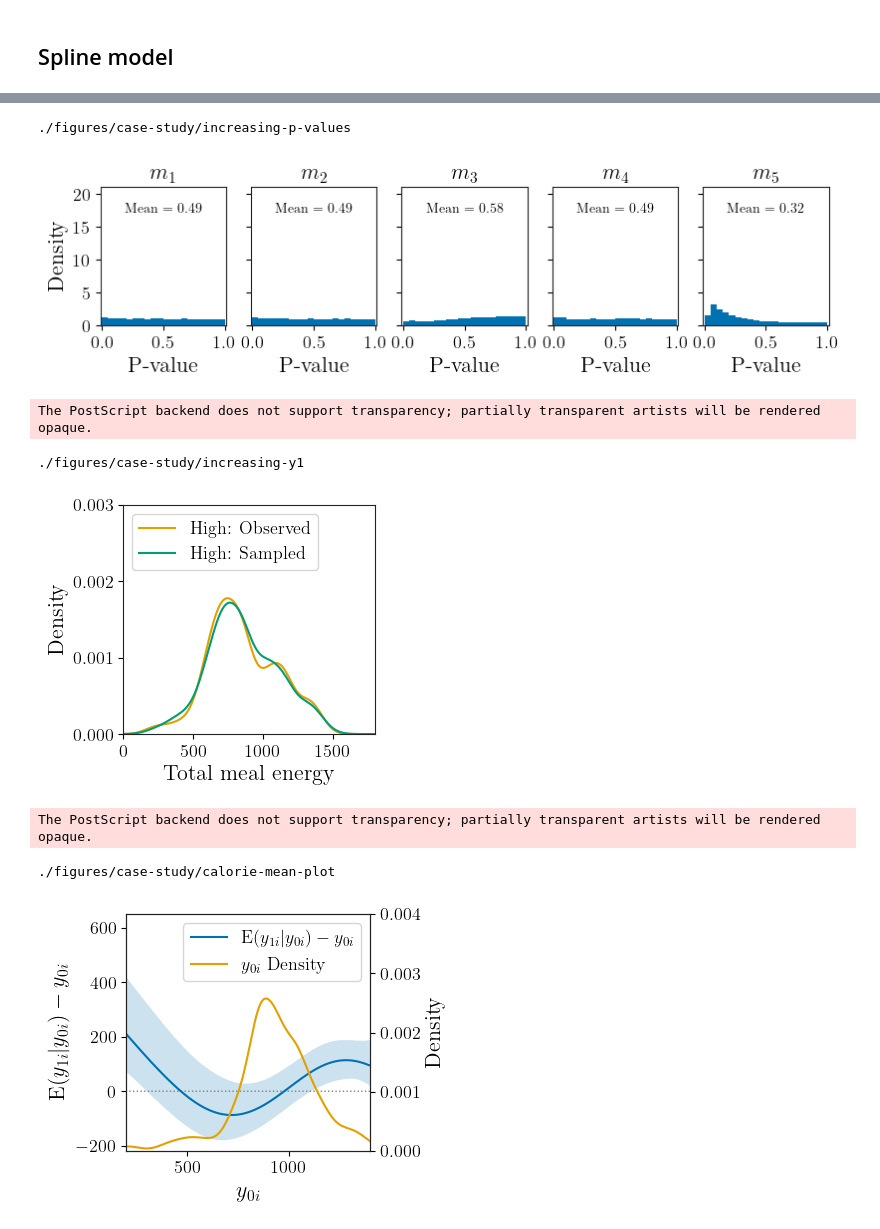
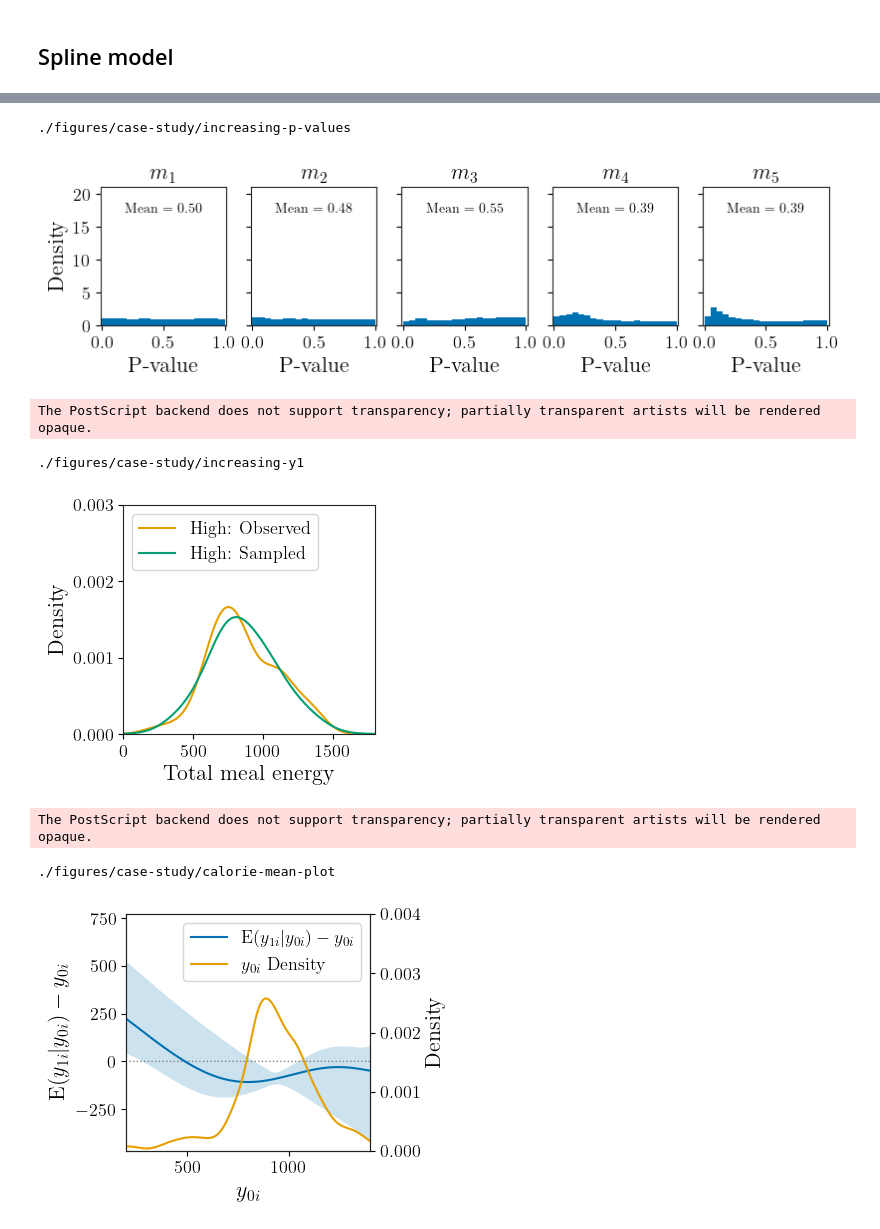
Before and after one commit to eastonhuch/bayesian-randomization-inference, a Jupyter notebook: case-study.ipynb, the cells around one changed output, grey strips where cells are left out. Drawn from its saved outputs; the diff is of its cells as text; code cells hidden in the pictures.

Commit message:
add seed splitting for RNG

```diff
--- a/case-study.ipynb
+++ b/case-study.ipynb
@@ -397,13 +397,14 @@ def random_shift_scale_model(num_a_samples=1000):
     # Prior
     alpha = numpyro.sample("alpha", dist.Normal(0., 1000.))
     beta = numpyro.sample("beta", dist.Gamma(1., 1.))
-    sigma = numpyro.sample("sigma", dist.HalfNormal(100.))
+    sigma = numpyro.sample("sigma", dist.Gamma(1., 0.01))
     with numpyro.plate("n_plate", n):
         with numpyro.plate("a_plate", num_a_samples):
             a_samples = numpyro.sample("a_samples", dist.Bernoulli(0.5))
-            epsilon = numpyro.sample("epsilon", dist.Normal())
+            epsilon = numpyro.sample("epsilon", dist.Normal(0., 1.))
     y1_imputed = jnp_a*jnp_y + (1.-jnp_a)*(alpha + beta*jnp_y + sigma*epsilon)
-    numpyro.deterministic("y1_imputed_single", y1_imputed[0] * a_samples[0])  # Need to process out zeroes later
+    numpyro.deterministic("y1_imputed", y1_imputed[0])
+    numpyro.deterministic("a_sample", a_samples[0])
     s_observed = five_moments[:2]
 
     # Samples
@@ -424,8 +425,9 @@ def random_shift_scale_model(num_a_samples=1000):
     numpyro.factor("s_density", parametric_log_estimate)
 
 def gibbs(rng_key, gibbs_sites, hmc_sites):
-    new_a_samples = dist.Bernoulli(0.5).sample(rng_key, gibbs_sites["a_samples"].shape)
-    new_epsilon = dist.Normal().sample(rng_key, gibbs_sites["epsilon"].shape)
+    key_a, key_eps = random.split(rng_key)  # Code fails if you do not split keys
+    new_a_samples = dist.Bernoulli(0.5).sample(key_a, gibbs_sites["a_samples"].shape)
+    new_epsilon = dist.Normal(0., 1.).sample(key_eps, gibbs_sites["epsilon"].shape)
     return {"a_samples": new_a_samples, "epsilon": new_epsilon}
 
 random_shift_scale_hmc_kernel = NUTS(random_shift_scale_model, dense_mass=[("alpha", "beta", "sigma")], step_size=0.1, max_tree_depth=7)
@@ -511,7 +520,7 @@ def increasing_model(y1_mat):
     with numpyro.plate("n_plate", n):
         with numpyro.plate("a_plate", num_a_samples):
             a_samples = numpyro.sample("a_samples", dist.Bernoulli(0.5))
-            epsilon = numpyro.sample("epsilon", dist.Normal())
+            epsilon = numpyro.sample("epsilon", dist.Normal(0., 1.))
 
     # Causal effects
     g = jnp.exp(
@@ -535,8 +544,8 @@ def increasing_model(y1_mat):
     props = (s_samples.T <= s_observed).mean(axis=0)
     ps = 2 * (0.5 - jnp.abs(props - 0.5))
     numpyro.deterministic("ps", ps)
-    numpyro.deterministic("y1_imputed_single", y1_imputed[0] * a_samples[0])
-    numpyro.deterministic("y1_imputed_y0", y1_imputed[0, idx0])
+    numpyro.deterministic("y1_imputed", y1_imputed[0])
+    numpyro.deterministic("a_sample", a_samples[0])
 
     # Likelihood
     d = s_observed - likelihood_mean
@@ -572,13 +581,13 @@ increasing_mcmc.print_summary()
 make_p_plots(increasing_mcmc.get_samples()["ps"], "case-study/increasing-p-values")
 # %% [output]
 ./figures/case-study/increasing-p-values
-[figure, old version]
+[figure, new version]
 # %%
-plot_y1_imputations(increasing_mcmc.get_samples()["y1_imputed_single"], "case-study/increasing-y1", bw=0.3)
+plot_y1_imputations(increasing_mcmc.get_samples()["y1_imputed"][:, idx0], "case-study/increasing-y1", bw=0.4)
 # %% [output]
 The PostScript backend does not support transparency; partially transparent artists will be rendered opaque.
 ./figures/case-study/increasing-y1
-[figure, old version]
+[figure, new version]
 # %%
 calorie_vals_whole = calorie_vals[::2]
 causal_effect_samples = increasing_mcmc.get_samples()["causal_effects"] - calorie_vals_whole
@@ -589,35 +598,35 @@ fig, ax = plt.subplots(1, 1, figsize=(4, 3))
 ax.plot(
     calorie_vals_whole,
     np.zeros_like(calorie_vals_whole),
     color="gray",
     lw=1,
     linestyle=":"
 )
 ax.fill_between(
     calorie_vals_whole,
     causal_effect_lower,
     causal_effect_upper,
     alpha=0.2
 )
 first_idx = 0
 ax.plot(calorie_vals[::2][(first_idx+4):-4], causal_effect_pm[(first_idx+4):-4])
 ax.set_xlabel("$y_{0i}$")
 ax.set_ylabel("E$(y_{1i} | y_{0i}) - y_{0i}$")
 ax_twin = ax.twinx()
 sns.kdeplot(y0, ax=ax_twin, color=colors[1])
 ax_twin.set_xlim(y0.min(), y0.max())
 # ax_twin.set_xlim(calorie_vals_whole.min(), calorie_vals_whole.max())
 ax_twin.set_ylim(0, 0.004)
 ax_twin.set_yticks([0., 0.001, 0.002, 0.003, 0.004])
 blue_line = Line2D([0], [0], label="E$(y_{1i} | y_{0i}) - y_{0i}$", color=colors[0])
 orange_line = Line2D([0], [0], label="$y_{0i}$ Density", color=colors[1])
-ax.legend(handles=[blue_line, orange_line])
+ax.legend(loc="upper right", handles=[blue_line, orange_line])
 plt.subplots_adjust(0.2, 0.18, 0.81, 0.97)
 save_my_fig(fig, "case-study/calorie-mean-plot")
 # %% [output]
 The PostScript backend does not support transparency; partially transparent artists will be rendered opaque.
 ./figures/case-study/calorie-mean-plot
-[figure, old version]
+[figure, new version]
 # %%
 y1_imputed_increasing_pm = np.zeros(n0)
 y1_imputed_increasing_lower = np.zeros(n0)
```
Also changed, not shown: parts of 18 cells of this notebook.
